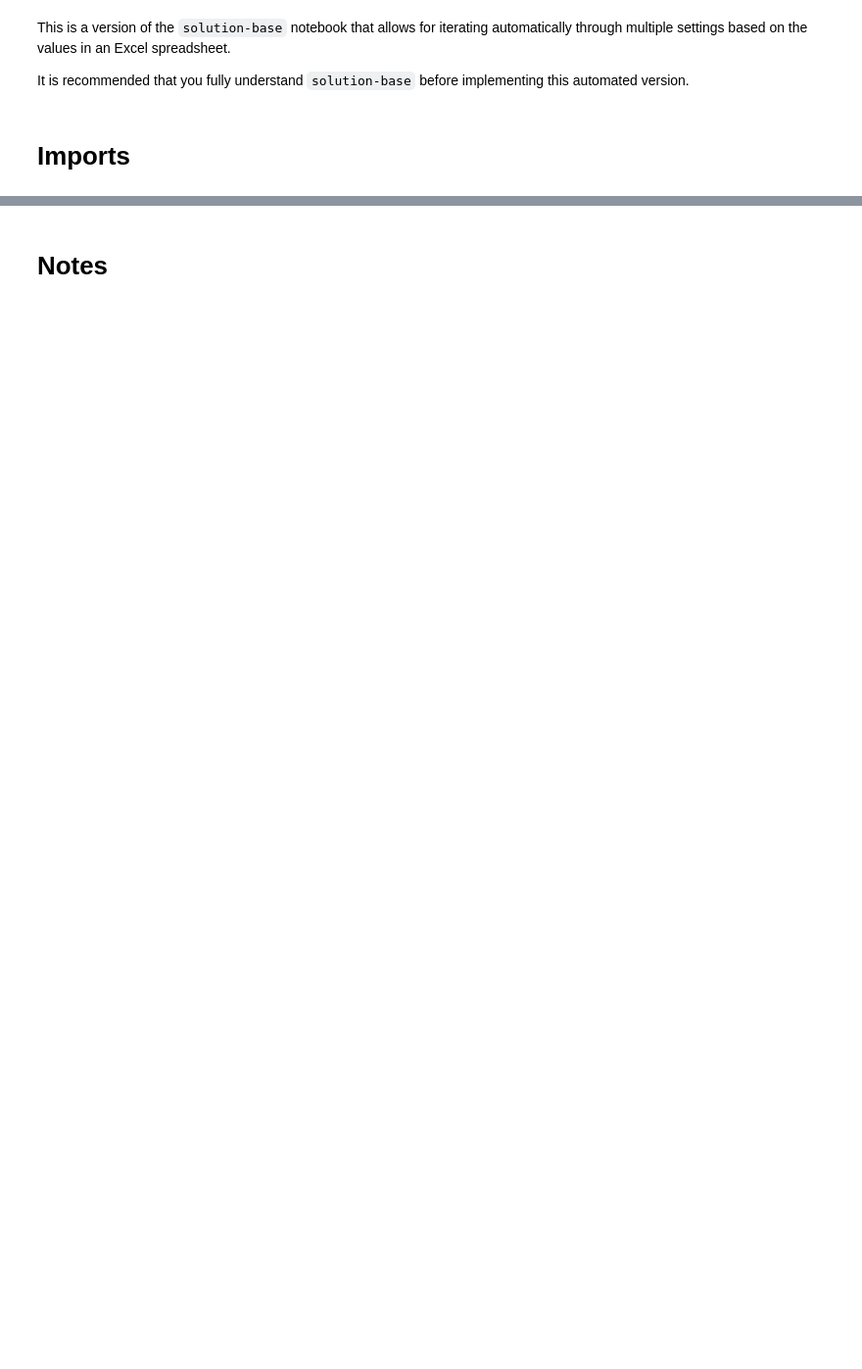
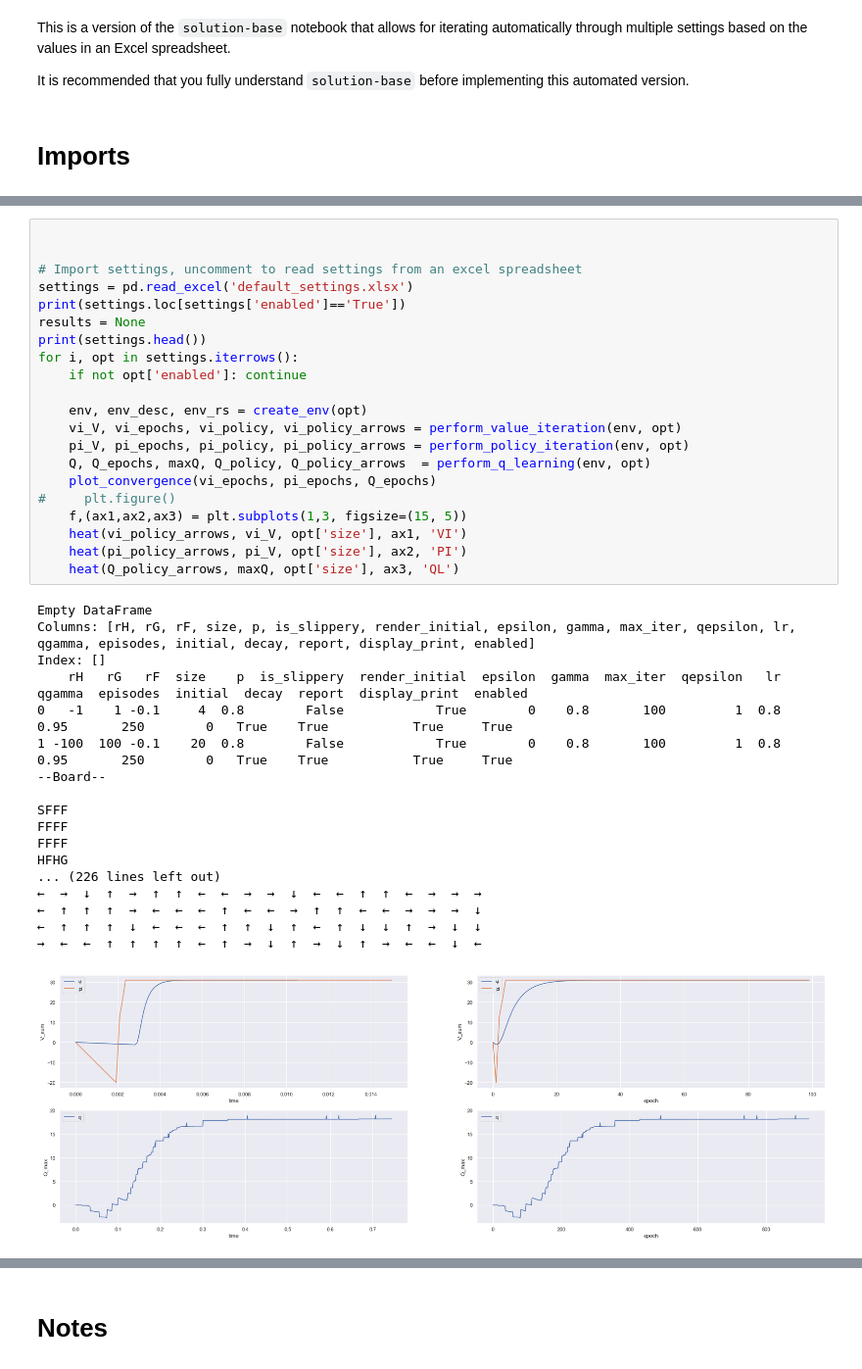
Before and after one commit to TommyJohnDub/hw4-ncook-solution, a Jupyter notebook: ncook3-solution-base-iterate.ipynb, the cells around one changed output, grey strips where cells are left out. Shown at 98% size. Saved outputs shown, nothing was run; the diff lists cells and outputs as text; blank space fills up the shorter version.

```diff
--- a/ncook3-solution-base-iterate.ipynb
+++ b/ncook3-solution-base-iterate.ipynb
@@ -217,0 +130,40 @@ FFFG
+# %%
+
+
+# Import settings, uncomment to read settings from an excel spreadsheet
+settings = pd.read_excel('default_settings.xlsx')
+print(settings.loc[settings['enabled']=='True'])
+results = None
+print(settings.head())
+for i, opt in settings.iterrows():
+    if not opt['enabled']: continue
+
+    env, env_desc, env_rs = create_env(opt)
+    vi_V, vi_epochs, vi_policy, vi_policy_arrows = perform_value_iteration(env, opt)
+    pi_V, pi_epochs, pi_policy, pi_policy_arrows = perform_policy_iteration(env, opt)
+    Q, Q_epochs, maxQ, Q_policy, Q_policy_arrows  = perform_q_learning(env, opt)
+    plot_convergence(vi_epochs, pi_epochs, Q_epochs)
+#     plt.figure()
+    f,(ax1,ax2,ax3) = plt.subplots(1,3, figsize=(15, 5))
+    heat(vi_policy_arrows, vi_V, opt['size'], ax1, 'VI')
+    heat(pi_policy_arrows, pi_V, opt['size'], ax2, 'PI')
+    heat(Q_policy_arrows, maxQ, opt['size'], ax3, 'QL')
+# %% [output]
+Empty DataFrame
+Columns: [rH, rG, rF, size, p, is_slippery, render_initial, epsilon, gamma, max_iter, qepsilon, lr, qgamma, episodes, initial, decay, report, display_print, enabled]
+Index: []
+    rH   rG   rF  size    p  is_slippery  render_initial  epsilon  gamma  max_iter  qepsilon   lr  qgamma  episodes  initial  decay  report  display_print  enabled
+0   -1    1 -0.1     4  0.8        False            True        0    0.8       100         1  0.8    0.95       250        0   True    True           True     True
+1 -100  100 -0.1    20  0.8        False            True        0    0.8       100         1  0.8    0.95       250        0   True    True           True     True
+--Board--
+
+SFFF
+FFFF
+FFFF
+HFHG
+... (226 lines left out)
+←  →  ↓  ↑  →  ↑  ↑  ←  ←  →  →  ↓  ←  ←  ↑  ↑  ←  →  →  →
+←  ↑  ↑  ↑  →  ←  ←  ←  ↑  ←  ←  →  ↑  ↑  ←  ←  →  →  →  ↓
+←  ↑  ↑  ↑  ↓  ←  ←  ←  ↑  ↑  ↓  ↑  ←  ↑  ↓  ↓  ↑  →  ↓  ↓
+→  ←  ←  ↑  ↑  ↑  ↑  ←  ↑  →  ↓  ↑  →  ↓  ↑  →  ←  ←  ↓  ←
+[figure, added]
```
Also changed, not shown: parts of 6 cells of this notebook, 2 other files.
